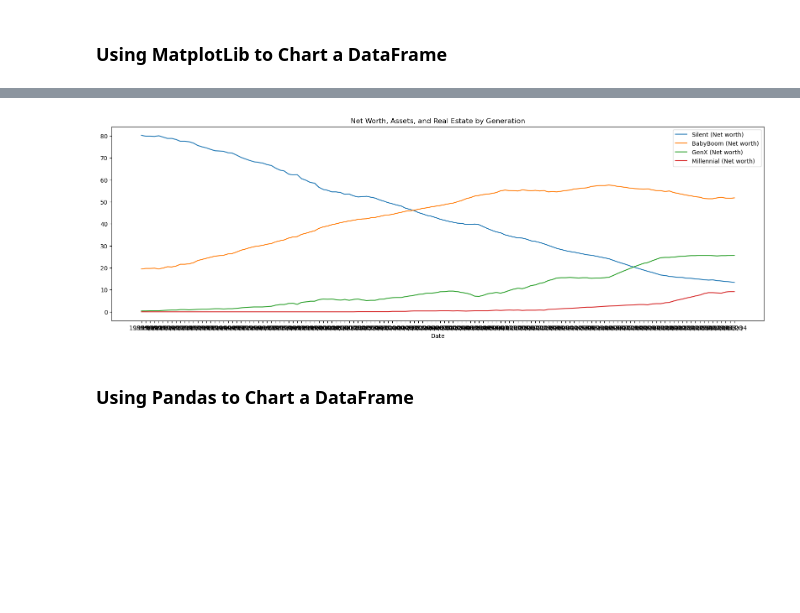
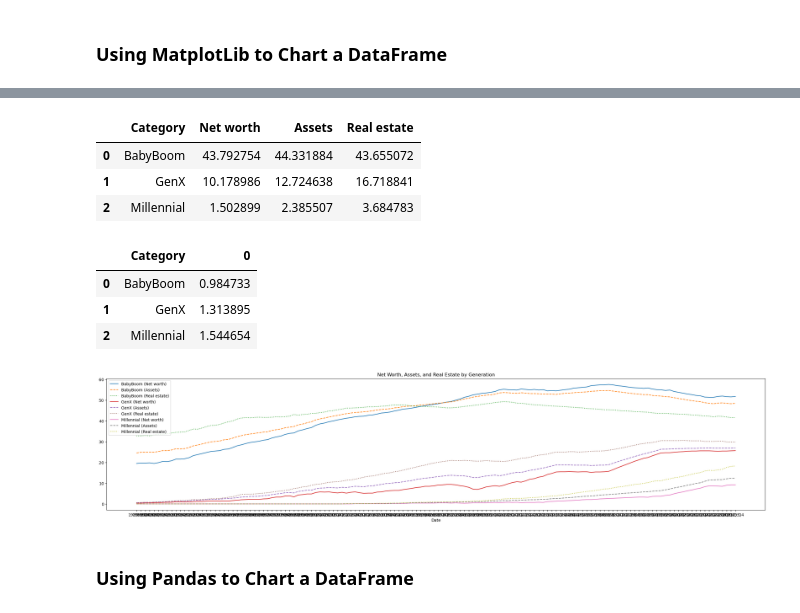
Before and after one commit to JCamp-12/AI-Project-1, a Jupyter notebook: Gen_data.ipynb, the cells around one changed output, grey strips where cells are left out. Cells and saved outputs as stored; diff of their text form; code cells hidden in the pictures; blank space fills up the shorter version.

```diff
--- a/Gen_data.ipynb
+++ b/Gen_data.ipynb
@@ -16,3 +16,6 @@ gen_df.head()
 | 2 | 1989:Q3 | GenX | 0.4 | 0.6 | 0.6 | 2.4 | 0.2 | ... |
 | 3 | 1989:Q3 | Millennial | 0.0 | 0.0 | 0.0 | 0.0 | 0.0 | ... |
 | 4 | 1989:Q4 | Silent | 79.8 | 74.5 | 66.5 | 55.5 | 81.5 | ... |
+# %%
+#Trying to make 'Date' column into a datetime data type
+gen_df['Date'] = pd.to_datetime(gen_df['Date'], format='%Y:Q%q')
@@ -26,3 +31,7 @@ gen_df.head()
 | 2 | 1989:Q3 | GenX | 0.4 | 0.6 | 0.6 | 2.4 | 0.2 | ... |
 | 3 | 1989:Q3 | Millennial | 0.0 | 0.0 | 0.0 | 0.0 | 0.0 | ... |
 | 4 | 1989:Q4 | Silent | 79.8 | 74.5 | 66.5 | 55.5 | 81.5 | ... |
+# %%
+#Removing the 'silent' in category.
+filtered_gen_df = gen_df[gen_df["Category"] != "Silent"]
+filtered_gen_df.head()
@@ -29,5 +45,5 @@ gen_df.head()
 # %%
-multi_gen_df = gen_df.set_index(["Date"])
+multi_gen_df = filtered_gen_df.set_index(["Date"])
 multi_gen_df.head()
 # %% [output]
 |  | Category | Net worth | Assets | Real estate | Consumer durables | Corporate equities and mutual fun... | ... |
@@ -56,18 +94,36 @@ final_gen_df.plot()
+# %%
+grouped_final_df
+# %% [output]
+|  | Category | Net worth | Assets | Real estate |
+| 0 | BabyBoom | 43.792754 | 44.331884 | 43.655072 |
+| 1 | GenX | 10.178986 | 12.724638 | 16.718841 |
+| 2 | Millennial | 1.502899 | 2.385507 | 3.684783 |
+# %%
+#Trying to see how many of the assets are Real estate; calculating the ratio/percentage of the 'real estate' column value divided by the 'Assests' column value
+ratio_by_gen = grouped_final_df.groupby('Category')[['Real estate', 'Assets']].apply(lambda x: x['Real estate'].mean() / x['Assets'].mean())
+ratio_by_gen = ratio_by_gen.reset_index()
+ratio_by_gen
+# %% [output]
+|  | Category | 0 |
+| 0 | BabyBoom | 0.984733 |
+| 1 | GenX | 1.313895 |
+| 2 | Millennial | 1.544654 |
 # %%
-fig, ax = plt.subplots(figsize=(20, 6))
+#First test line graph
+fig, ax = plt.subplots(figsize=(30, 6))
 
 for category in final_gen_df['Category'].unique():
     category_data = final_gen_df[final_gen_df['Category'] == category]
     ax.plot(category_data.index, category_data['Net worth'], label=category + ' (Net worth)')
-    #ax.plot(category_data.index, category_data['Assets'], linestyle='--', label=category + ' (Assets)')
-    #ax.plot(category_data.index, category_data['Real estate'], linestyle=':', label=category + ' (Real estate)')
+    ax.plot(category_data.index, category_data['Assets'], linestyle='--', label=category + ' (Assets)')
+    ax.plot(category_data.index, category_data['Real estate'], linestyle=':', label=category + ' (Real estate)')
 
 ax.set_title('Net Worth, Assets, and Real Estate by Generation')
 ax.set_xlabel('Date')
 ax.legend()
 
 plt.show()
 # %% [output]
-[figure, old version]
+[figure, new version]
 # %% [markdown]
 ### Using Pandas to Chart a DataFrame
```
Also changed, not shown: parts of 7 cells of this notebook.
